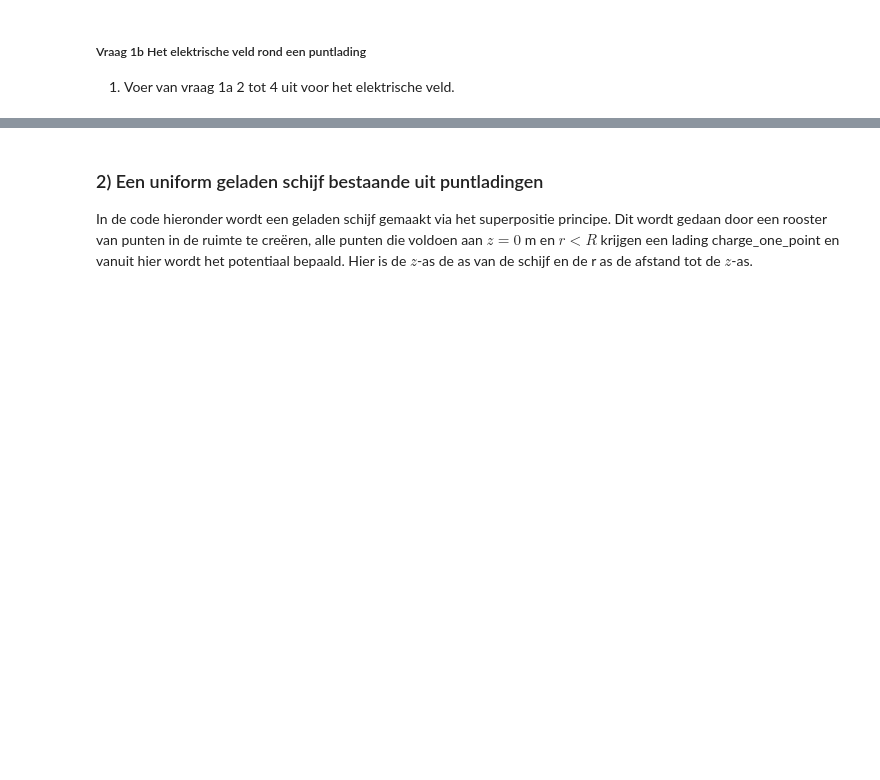
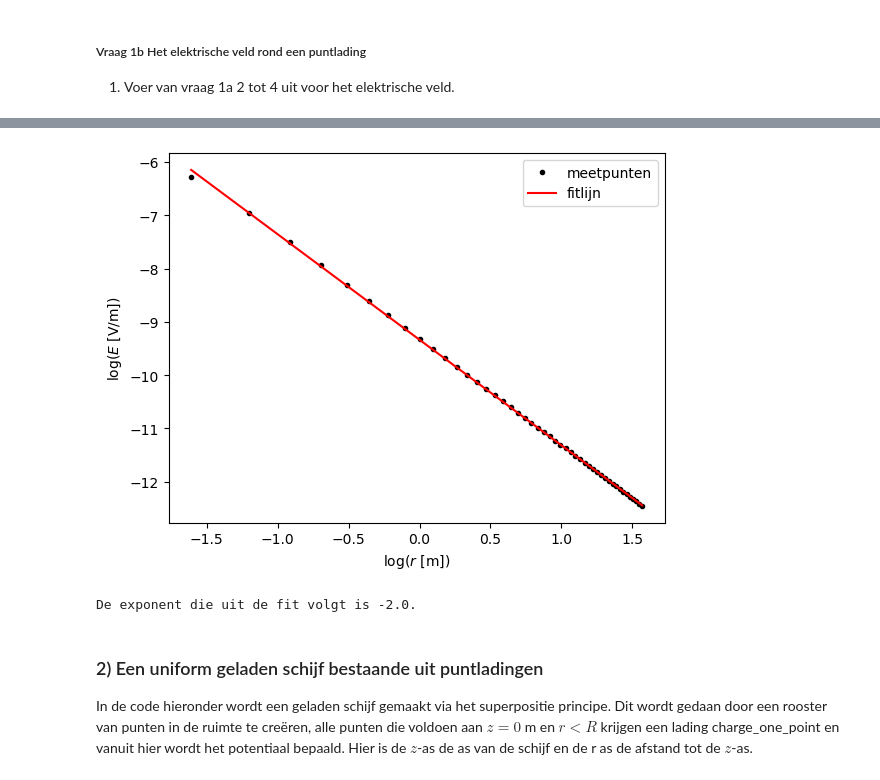
Before and after one commit to emmajuledrent/opdrachten-DEF-D, a Jupyter notebook: DigitaleOntwerpopdrachten/1CondensatorOpdracht/CondensatorOntwerpopdracht.ipynb, the cells around one changed output, grey strips where cells are left out. Saved outputs shown, nothing was run; the diff lists cells and outputs as text; code cells hidden in the pictures; blank space fills up the shorter version.

```diff
--- a/DigitaleOntwerpopdrachten/1CondensatorOpdracht/CondensatorOntwerpopdracht.ipynb
+++ b/DigitaleOntwerpopdrachten/1CondensatorOpdracht/CondensatorOntwerpopdracht.ipynb
@@ -150,3 +131,34 @@ NameError: name 'in4dex' is not defined
+# %%
+E_z0 = normE[index,:]           # Berekenen van het elektrisch veld op z=0m.
+E_z0 = np.delete(E_z0,0)            # Verwijderen van punten waar E = 0. Anders volgt een error bij het nemen van een logaritme.
+r_for_E = np.delete(r_for_E,0)          # Eveneens verwijderen van punten waarvoor geldt r = 0.
+
+
+
+# 2 en 3) Log-log plot van potentiaal tegen straal + curve_fit. We gaan uit van een verband van V = a*r**b.
+
+log_r_1b = np.log(r_for_E)
+log_E = np.log(E_z0)
+
+val_1b, cov_1b = curve_fit(line, log_r_1b, log_E)
+a_1b,b_1b = val_1b
+
+x_fit_1b = np.linspace(min(log_r_1b),max(log_r_1b), 1000)
+y_fit_1b = line(x_fit_1b,a_1b,b_1b)
+
+plt.figure()
+plt.plot(log_r_1b,log_E, "k.", label = "meetpunten")
+plt.plot(x_fit_1b,y_fit_1b, "r-", label = "fitlijn")
+plt.xlabel("log($r$ [m])")
+plt.ylabel("log($E$ [V/m])")
+plt.legend()
+plt.show()
+
+# 4) Bepalen van de exponent.
+print(f"De exponent die uit de fit volgt is {a_1b:.1f}.")
+# %% [output]
+[figure, added]
+De exponent die uit de fit volgt is -2.0.
 # %% [markdown]
 ### 2) Een uniform geladen schijf bestaande uit puntladingen
 
```
Also changed, not shown: parts of 16 cells of this notebook, 3 other files.
